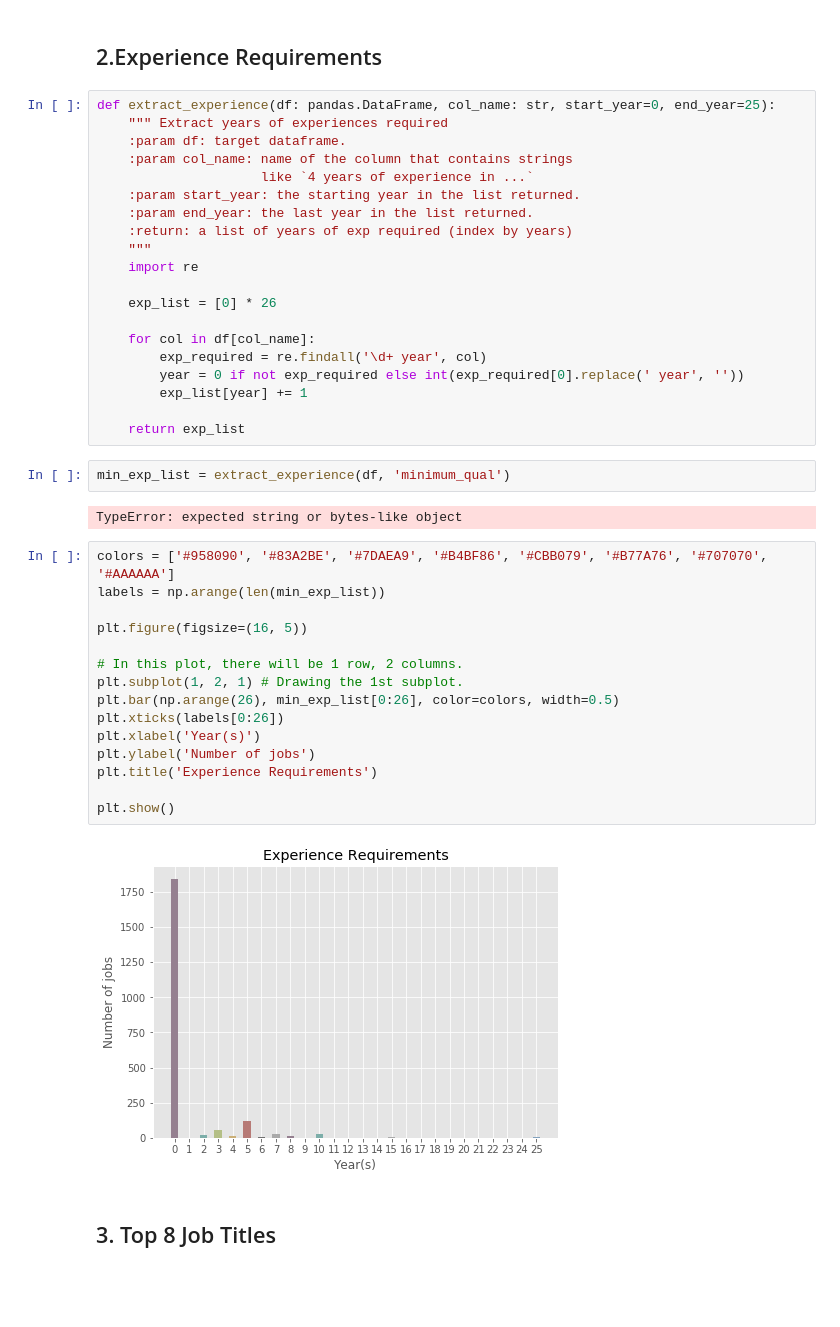
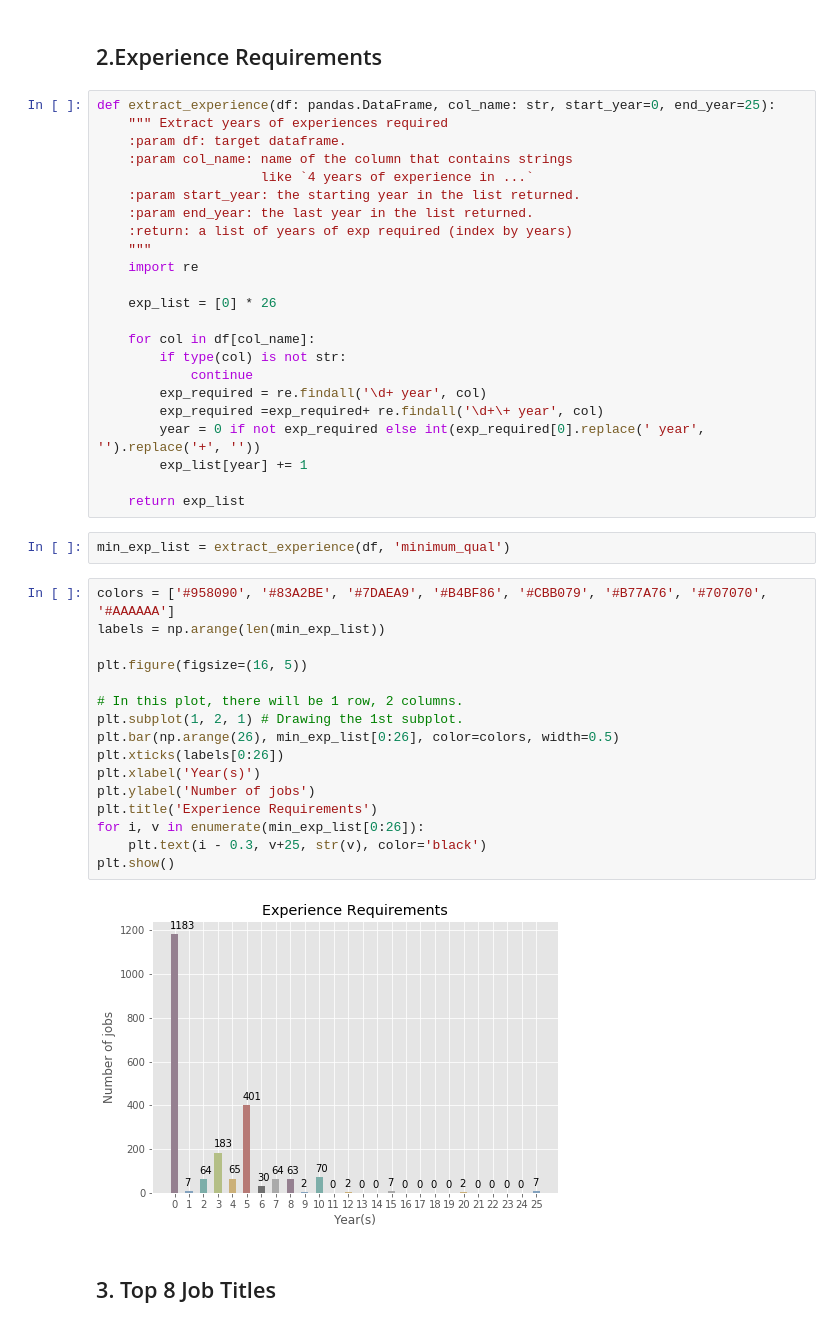
Before and after one commit to a19990506/Hello-World, a Jupyter notebook: project/Apple_analyze.ipynb, the cells around one changed output. Saved outputs shown, nothing was run; the diff lists cells and outputs as text; blank space fills up the shorter version.

```diff
--- a/project/Apple_analyze.ipynb
+++ b/project/Apple_analyze.ipynb
@@ -112,32 +127,34 @@ def extract_experience(df: pandas.DataFrame, col_name: str, start_year=0, end_ye
     exp_list = [0] * 26
 
     for col in df[col_name]:
+        if type(col) is not str:
+            continue
         exp_required = re.findall('\d+ year', col)
-        year = 0 if not exp_required else int(exp_required[0].replace(' year', ''))
+        exp_required =exp_required+ re.findall('\d+\+ year', col)
+        year = 0 if not exp_required else int(exp_required[0].replace(' year', '').replace('+', ''))
         exp_list[year] += 1
 
     return exp_list
 # %%
 min_exp_list = extract_experience(df, 'minimum_qual')
-# %% [output]
-TypeError: expected string or bytes-like object
 # %%
 colors = ['#958090', '#83A2BE', '#7DAEA9', '#B4BF86', '#CBB079', '#B77A76', '#707070', '#AAAAAA']
 labels = np.arange(len(min_exp_list))
 
 plt.figure(figsize=(16, 5))
 
 # In this plot, there will be 1 row, 2 columns.
 plt.subplot(1, 2, 1) # Drawing the 1st subplot.
 plt.bar(np.arange(26), min_exp_list[0:26], color=colors, width=0.5)
 plt.xticks(labels[0:26])
 plt.xlabel('Year(s)')
 plt.ylabel('Number of jobs')
 plt.title('Experience Requirements')
-
+for i, v in enumerate(min_exp_list[0:26]):
+    plt.text(i - 0.3, v+25, str(v), color='black')
 plt.show()
 # %% [output]
-[figure, old version]
+[figure, new version]
 # %% [markdown]
 ## 3. Top 8 Job Titles
 # %%
```
Also changed, not shown: parts of 26 cells of this notebook, 2 other files.
